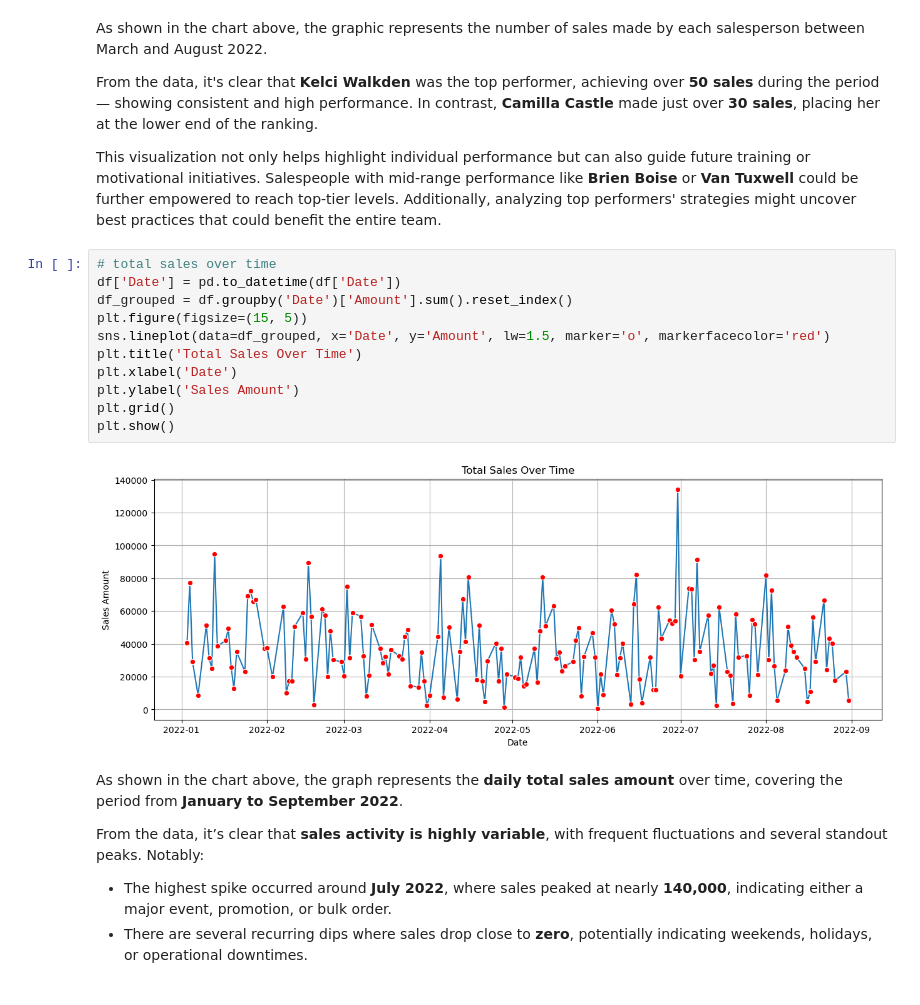
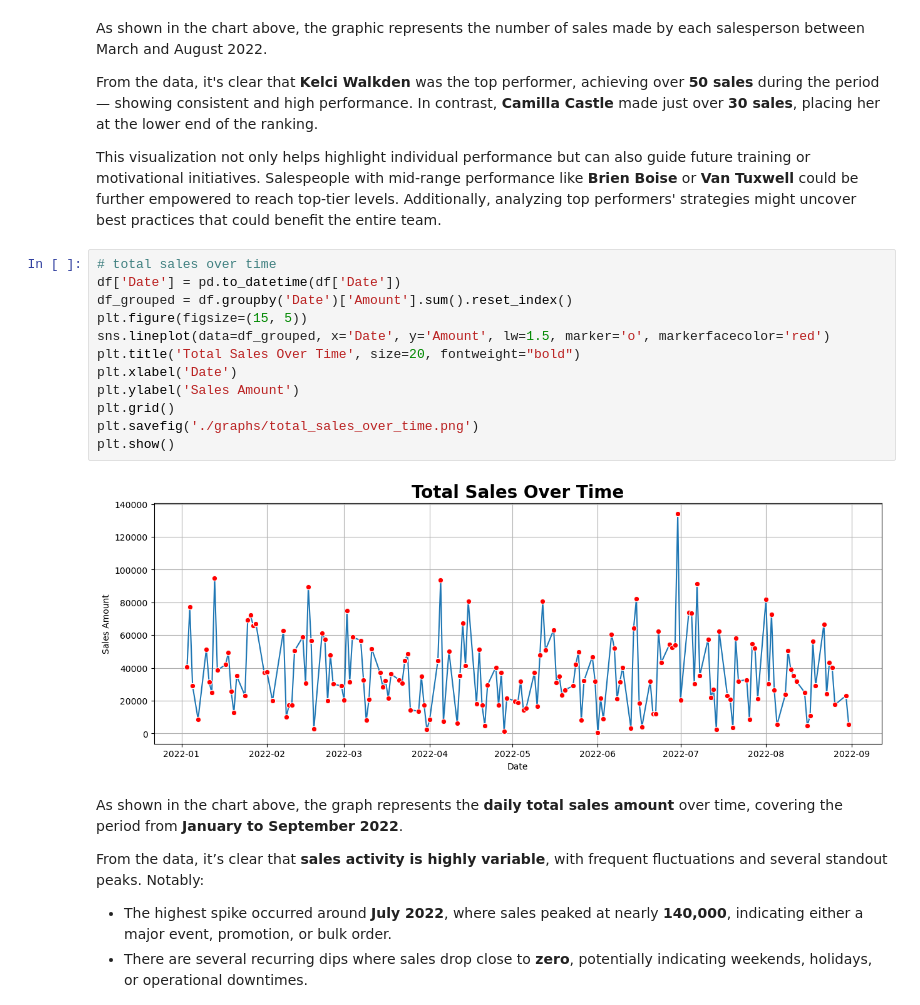
Before and after one commit to abduraaahim/chocolate-sales, a Jupyter notebook: chocolate-sales.ipynb, the cells around one changed output. Cells and saved outputs as stored; diff of their text form.

```diff
--- a/chocolate-sales.ipynb
+++ b/chocolate-sales.ipynb
@@ -73,16 +73,17 @@ This visualization not only helps highlight individual performance but can also
 # %%
 # total sales over time
 df['Date'] = pd.to_datetime(df['Date'])
 df_grouped = df.groupby('Date')['Amount'].sum().reset_index()
 plt.figure(figsize=(15, 5))
 sns.lineplot(data=df_grouped, x='Date', y='Amount', lw=1.5, marker='o', markerfacecolor='red')
-plt.title('Total Sales Over Time')
+plt.title('Total Sales Over Time', size=20, fontweight="bold")
 plt.xlabel('Date')
 plt.ylabel('Sales Amount')
 plt.grid()
+plt.savefig('./graphs/total_sales_over_time.png')
 plt.show()
 # %% [output]
-[figure, old version]
+[figure, new version]
 # %% [markdown]
 As shown in the chart above, the graph represents the **daily total sales amount** over time, covering the period from **January to September 2022**.
 
```
Also changed, not shown: parts of 4 cells of this notebook, 5 other files.
